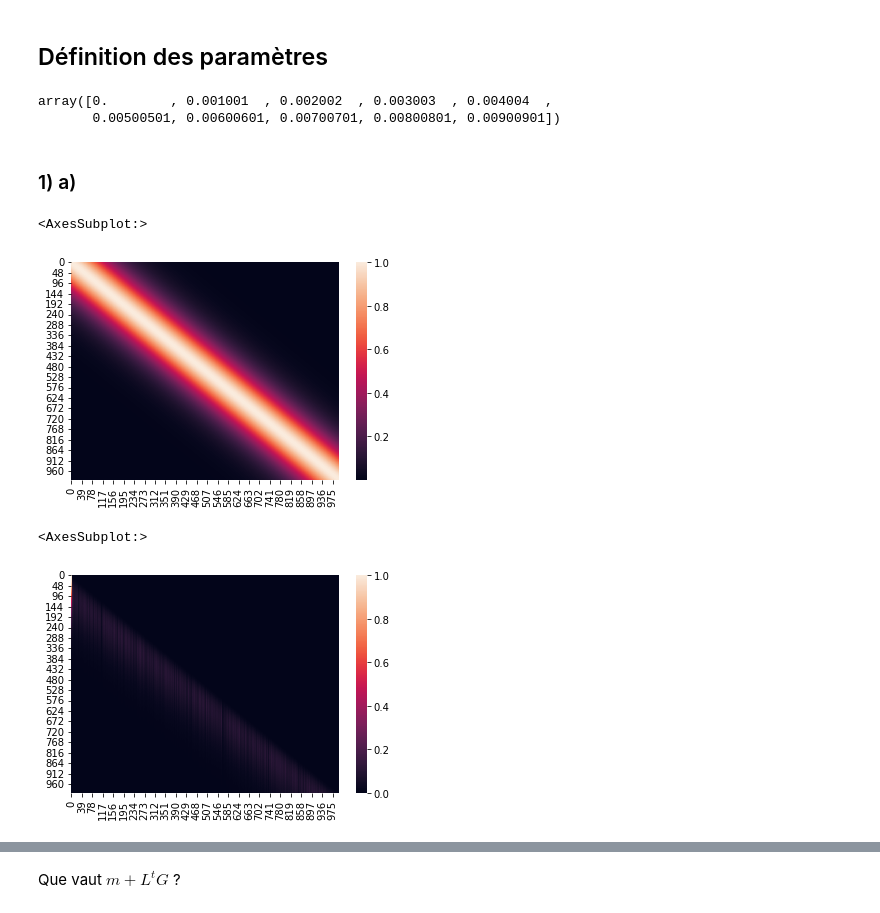
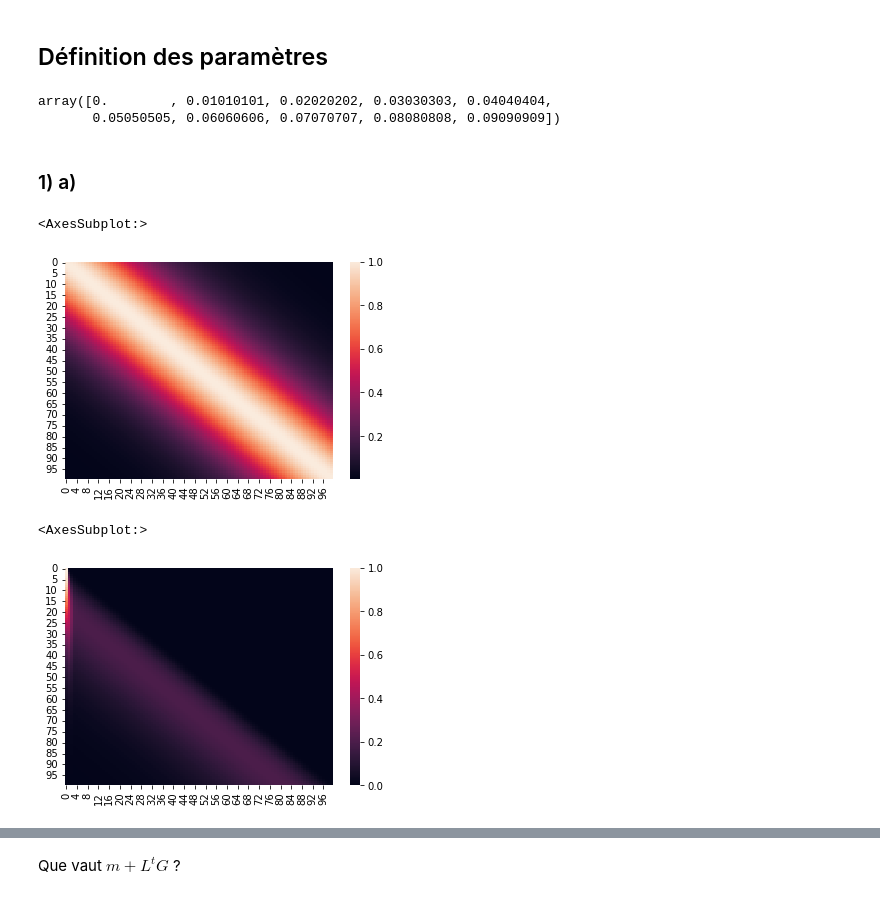
Before and after one commit to arthurviens/Estimation_GaussianProcess_MCMC_Project, a Jupyter notebook: prob2/pb2.ipynb, the cells around one changed output, grey strips where cells are left out. Drawn from its saved outputs; the diff is of its cells as text; code cells hidden in the pictures.

```diff
--- a/prob2/pb2.ipynb
+++ b/prob2/pb2.ipynb
@@ -12,24 +12,24 @@ from utils import *
 # %% [markdown]
 ## Définition des paramètres
 # %%
-N = 1000
+N = 100
 X = np.linspace(0, 1, N)
-lbda = 0.05
+lbda = 0.1
 X[:10]
 # %% [output]
-array([0.        , 0.001001  , 0.002002  , 0.003003  , 0.004004  ,
-       0.00500501, 0.00600601, 0.00700701, 0.00800801, 0.00900901])
+array([0.        , 0.01010101, 0.02020202, 0.03030303, 0.04040404,
+       0.05050505, 0.06060606, 0.07070707, 0.08080808, 0.09090909])
 # %% [markdown]
 ### 1) a)
 # %%
-sigma = sigmaKov(X, lbda, kov)
+sigma = sigmaKov(X, X, lbda, add_noise=False)
 sns.heatmap(sigma)
 # %% [output]
 <AxesSubplot:>
-[figure, old version]
+[figure, new version]
 # %%
 L = np.linalg.cholesky(sigma)
 sns.heatmap(L)
 # %% [output]
 <AxesSubplot:>
-[figure, old version]
+[figure, new version]
```
Also changed, not shown: parts of 10 cells of this notebook, 1 other file.
